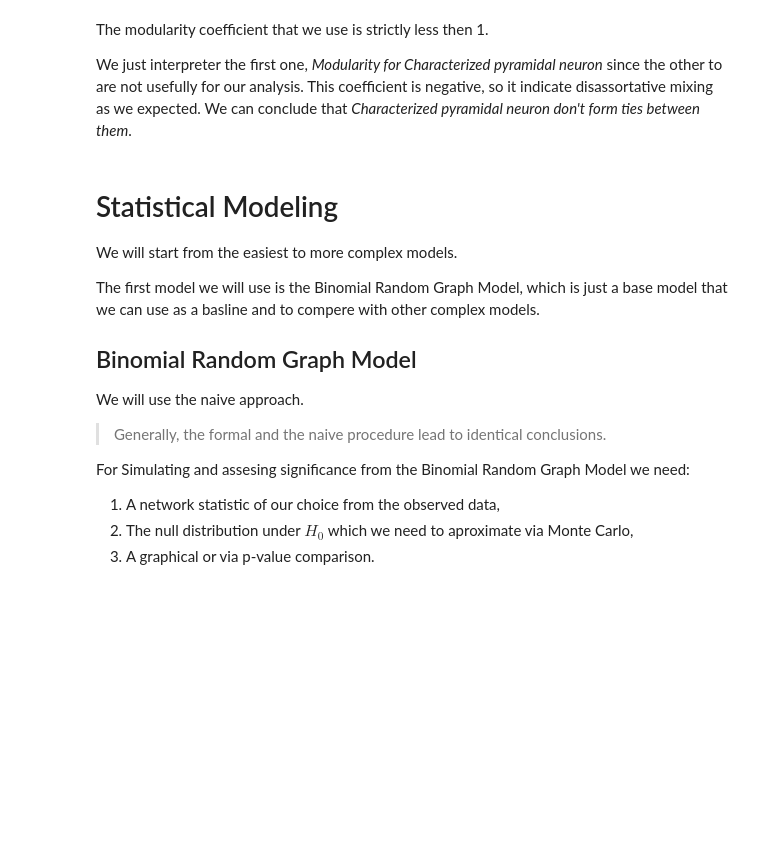
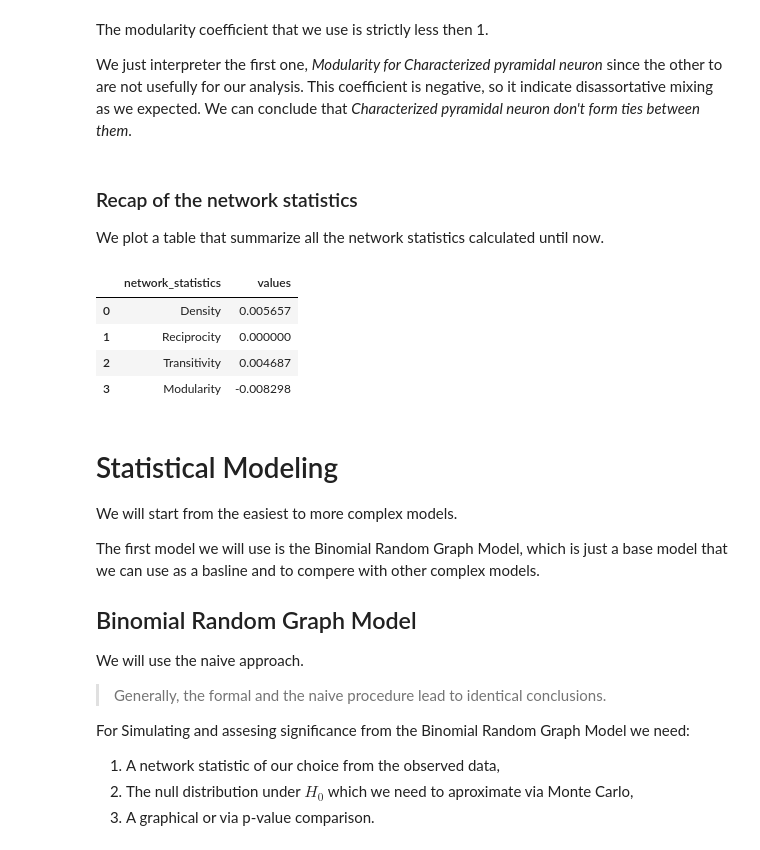
Before and after one commit to cMancio00/sand-2024, a Jupyter notebook: notebooks/Cortical.ipynb, the cells around one changed output. Saved outputs shown, nothing was run; the diff lists cells and outputs as text; code cells hidden in the pictures; blank space fills up the shorter version.

Commit message:
Added summary of network statistics

```diff
--- a/notebooks/Cortical.ipynb
+++ b/notebooks/Cortical.ipynb
@@ -284,6 +286,27 @@ Modularity for Cell body in EM volume is: 0.00000
 The modularity coefficient that we use is strictly less then 1.
 
 We just interpreter the first one, *Modularity for Characterized pyramidal neuron* since the other to are not usefully for our analysis. This coefficient is negative, so it indicate disassortative mixing as we expected. We can conclude that *Characterized pyramidal neuron don't form ties between them*.
+# %% [markdown]
+### Recap of the network statistics
+
+We plot a table that summarize all the network statistics calculated until now.
+# %%
+import pandas as pd
+
+network_stats_dic = {
+    "network_statistics": ["Density", "Reciprocity", "Transitivity", "Modularity"],
+    "values": [density, reciprocity, transitivity, pyramidal_modularity]
+}
+
+network_stats = pd.DataFrame(network_stats_dic)
+
+network_stats.head()
+# %% [output]
+|  | network_statistics | values |
+| 0 | Density | 0.005657 |
+| 1 | Reciprocity | 0.000000 |
+| 2 | Transitivity | 0.004687 |
+| 3 | Modularity | -0.008298 |
 # %% [markdown]
 # Statistical Modeling
 
```
Also changed, not shown: parts of 6 cells of this notebook.
